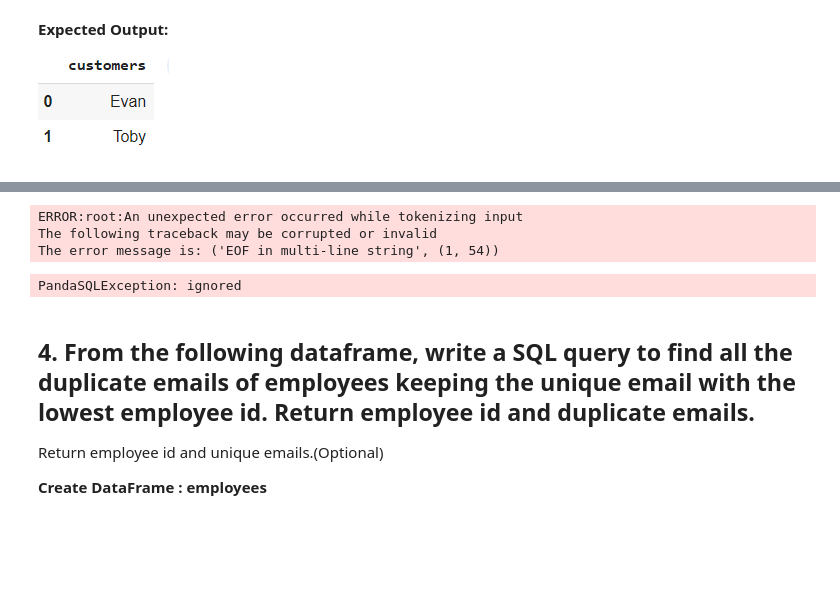
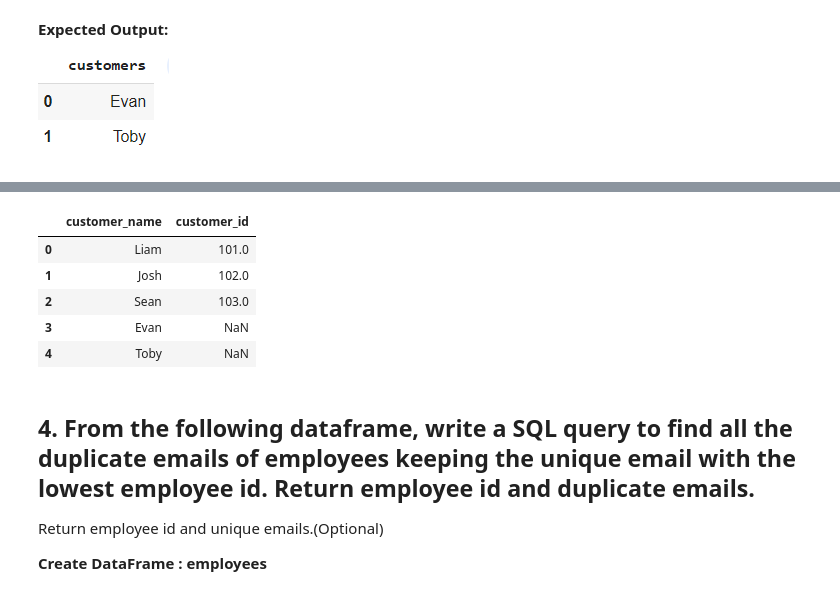
Before and after one commit to Shrez7961/Practice, a Jupyter notebook: Day_2__Assignment.ipynb, the cells around one changed output, grey strips where cells are left out. Saved outputs shown, nothing was run; the diff lists cells and outputs as text; code cells hidden in the pictures; blank space fills up the shorter version.

```diff
--- a/Day_2__Assignment.ipynb
+++ b/Day_2__Assignment.ipynb
@@ -107,13 +132,19 @@ Successfully installed pandasql-0.7.3
 # %%
 # Write Your Code Here
-mysql(''' select c.customer_name
-from customers as c
-full outer join on c.customer_id = orders.customer_id ''' )
+mysql('''
+select customers.customer_name, orders.customer_id
+from customers
+left join orders on customers.customer_id = orders.customer_id
+group by customers.customer_id
+
+''')
 # %% [output]
-ERROR:root:An unexpected error occurred while tokenizing input
-The following traceback may be corrupted or invalid
-The error message is: ('EOF in multi-line string', (1, 54))
-PandaSQLException: ignored
+|  | customer_name | customer_id |
+| 0 | Liam | 101.0 |
+| 1 | Josh | 102.0 |
+| 2 | Sean | 103.0 |
+| 3 | Evan | NaN |
+| 4 | Toby | NaN |
 # %% [markdown]
 ## 4. From the following dataframe, write a SQL query to find all the duplicate emails of employees keeping the unique email with the lowest employee id. Return employee id and duplicate emails.
 
```
Also changed, not shown: parts of 7 cells of this notebook.
